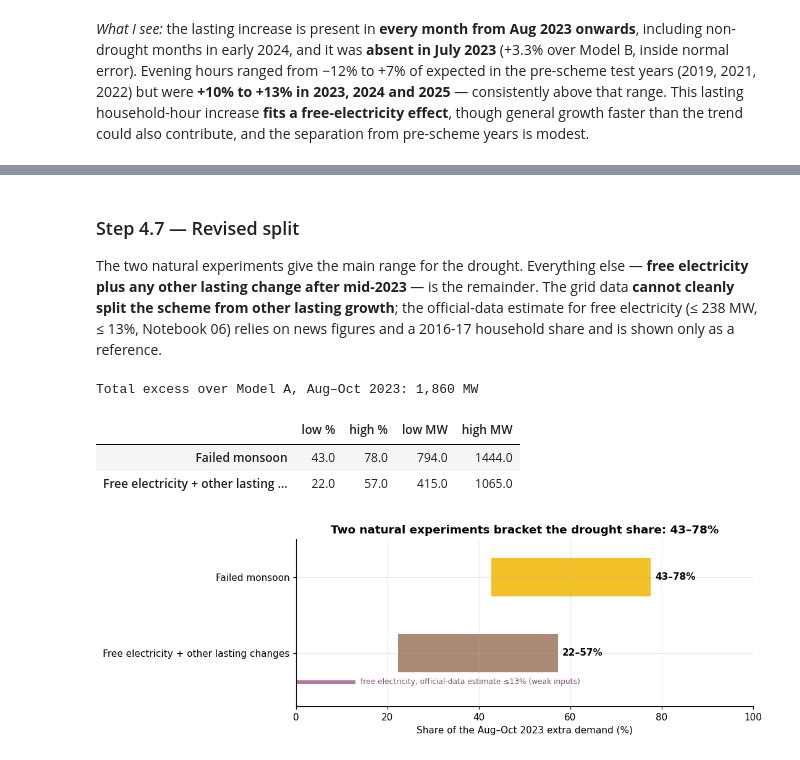
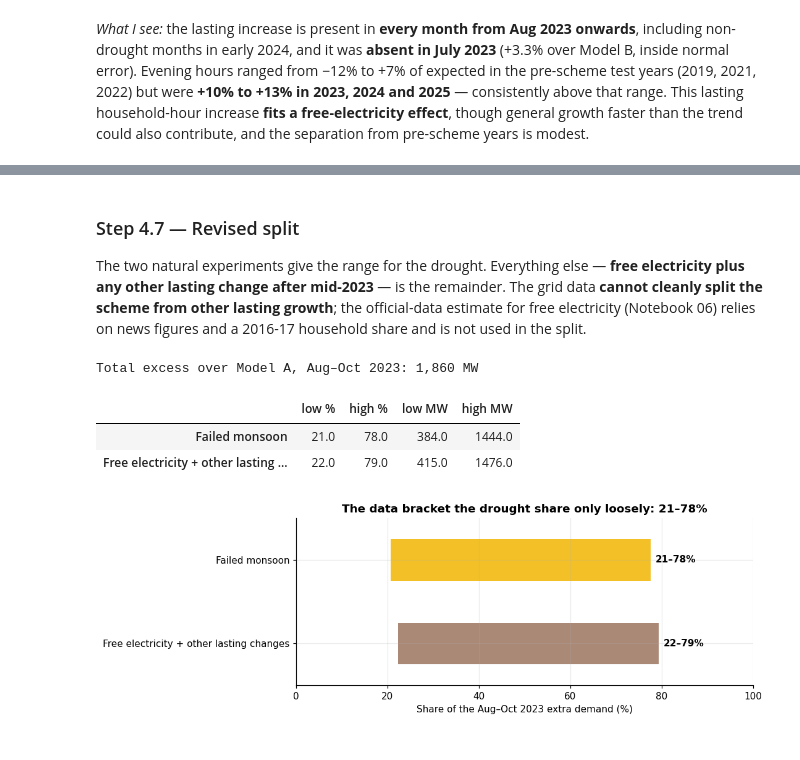
Before and after one commit to aravindanand2019-sudo/karnataka-power-2023, a Jupyter notebook: notebooks/07_robustness_checks.ipynb, the cells around one changed output, grey strips where cells are left out. Saved outputs shown, nothing was run; the diff lists cells and outputs as text; code cells hidden in the pictures.

```diff
--- a/notebooks/07_robustness_checks.ipynb
+++ b/notebooks/07_robustness_checks.ipynb
@@ -256,18 +263,23 @@ total = main["total excess MW"]
 ex23 = main["total excess %"]
 ex16 = t4.loc[2016, "total excess %"]
 ex24 = t4.loc[2024, "total excess %"]
-ex25 = evaluate(base_A, base_B, 2025)["total excess %"]
+ev25 = evaluate(base_A, base_B, 2025)
+ex25 = ev25["total excess %"]
+lasting24 = t4.loc[2024, "unexplained vs B %"]      # rain-adjusted lasting increase, 2024
+lasting25 = ev25["unexplained vs B %"]
 model_lo = min(main["rain effect, Model B (MW)"], main["rain effect, regression (MW)"]) / total * 100
 model_hi = max(main["rain effect, Model B (MW)"], main["rain effect, regression (MW)"]) / total * 100
 
 brackets = pd.DataFrame([
     ["2016 analogue (drought, no scheme)", ex16 / ex23 * 100, "upper end"],
-    ["2024 comparison (scheme, normal rain)", (ex23 - ex24) / ex23 * 100, "lower end"],
-    ["2025 comparison (sensitivity: more extra growth by then)", (ex23 - ex25) / ex23 * 100, "lower (pessimistic)"],
+    ["2024 comparison, rain-adjusted (2024 excess over B)", (ex23 - lasting24) / ex23 * 100, "lower end"],
+    ["2025 comparison, rain-adjusted (2025 excess over B)", (ex23 - lasting25) / ex23 * 100, "lower (more extra growth by then)"],
+    ["2024 comparison, NOT rain-adjusted (old method)", (ex23 - ex24) / ex23 * 100, "too high: counts 2024's wet weather"],
     ["Rain models, Notebooks 05–06", (model_lo + model_hi) / 2, "underestimates severe drought (Test 4)"],
 ], columns=["method", "drought share of 2023 excess (%)", "role"])
 brackets["drought MW"] = brackets["drought share of 2023 excess (%)"] / 100 * total
 print(f"Excess over Model A, Aug–Oct:  2016 {ex16:+.1f}%   2023 {ex23:+.1f}%   2024 {ex24:+.1f}%   2025 {ex25:+.1f}%")
+print(f"Excess over Model B (lasting, rain-adjusted):  2023 {main['unexplained vs B %']:+.1f}%   2024 {lasting24:+.1f}%   2025 {lasting25:+.1f}%")
 brackets.round(0)
 # %% [output]
 Excess over Model A, Aug–Oct:  2016 +16.7%   2023 +21.5%   2024 +12.3%   2025 +14.4%
@@ -279,11 +293,11 @@ Excess over Model A, Aug–Oct:  2016 +16.7%   2023 +21.5%   2024 +12.3%   2025
 # %% [markdown]
 ### Step 4.7 — Revised split
-The two natural experiments give the main range for the drought. Everything else — **free electricity plus any other
+The two natural experiments give the range for the drought. Everything else — **free electricity plus any other
 lasting change after mid-2023** — is the remainder. The grid data **cannot cleanly split the scheme from other
-lasting growth**; the official-data estimate for free electricity (≤ 238 MW, ≤ 13%, Notebook 06) relies on news
-figures and a 2016-17 household share and is shown only as a reference.
+lasting growth**; the official-data estimate for free electricity (Notebook 06) relies on news figures and a 2016-17
+household share and is not used in the split.
 # %%
-d_lo = (ex23 - ex24) / ex23 * 100
+d_lo = (ex23 - lasting24) / ex23 * 100
 d_hi = ex16 / ex23 * 100
 rev = pd.DataFrame({"low %": [d_lo, 100 - d_hi], "high %": [d_hi, 100 - d_lo]},
                    index=["Failed monsoon", "Free electricity + other lasting changes"])
@@ -293,19 +307,17 @@ rev.round(0)
 # %% [output]
 Total excess over Model A, Aug–Oct 2023: 1,860 MW
 |  | low % | high % | low MW | high MW |
-| Failed monsoon | 43.0 | 78.0 | 794.0 | 1444.0 |
-| Free electricity + other lasting ... | 22.0 | 57.0 | 415.0 | 1065.0 |
+| Failed monsoon | 21.0 | 78.0 | 384.0 | 1444.0 |
+| Free electricity + other lasting ... | 22.0 | 79.0 | 415.0 | 1476.0 |
 # %%
 fig, ax = plt.subplots(figsize=(10, 3.4))
 for i, (name, r) in enumerate(rev.iterrows()):
     c = [plots.COLORS["solar"], plots.COLORS["central_import"]][i]
     ax.barh(i, r["high %"] - r["low %"], left=r["low %"], color=c, alpha=0.85, height=0.5)
     ax.text(r["high %"] + 1, i, f"{r['low %']:.0f}–{r['high %']:.0f}%", va="center", fontsize=10, fontweight="bold")
-ax.plot([0, 13], [1.38, 1.38], color="#b07aa1", lw=4, solid_capstyle="butt")
-ax.text(14, 1.38, "free electricity, official-data estimate ≤13% (weak inputs)", va="center", fontsize=8, color="#7a4d73")
 ax.set_yticks(range(2), rev.index); ax.invert_yaxis()
-ax.set_xlim(0, 100); ax.set_ylim(1.7, -0.5); ax.set_xlabel("Share of the Aug–Oct 2023 extra demand (%)")
-ax.set_title("Two natural experiments bracket the drought share: 43–78%")
+ax.set_xlim(0, 100); ax.set_ylim(1.5, -0.5); ax.set_xlabel("Share of the Aug–Oct 2023 extra demand (%)")
+ax.set_title(f"The data bracket the drought share only loosely: {d_lo:.0f}–{d_hi:.0f}%")
 plt.tight_layout(); plots.save(fig, "07_revised_ranges"); plt.show()
 # %% [output]
-[figure, old version]
+[figure, new version]
```
Also changed, not shown: parts of 15 cells of this notebook, 8 other files.
